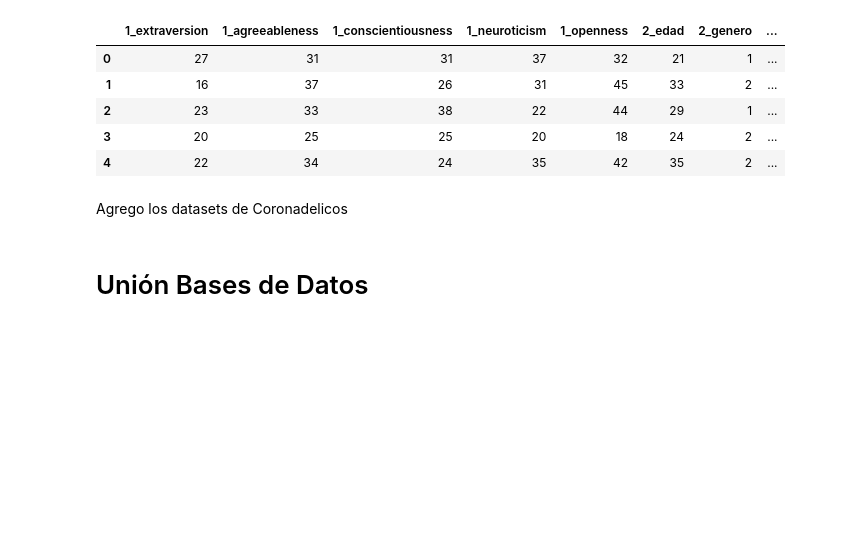
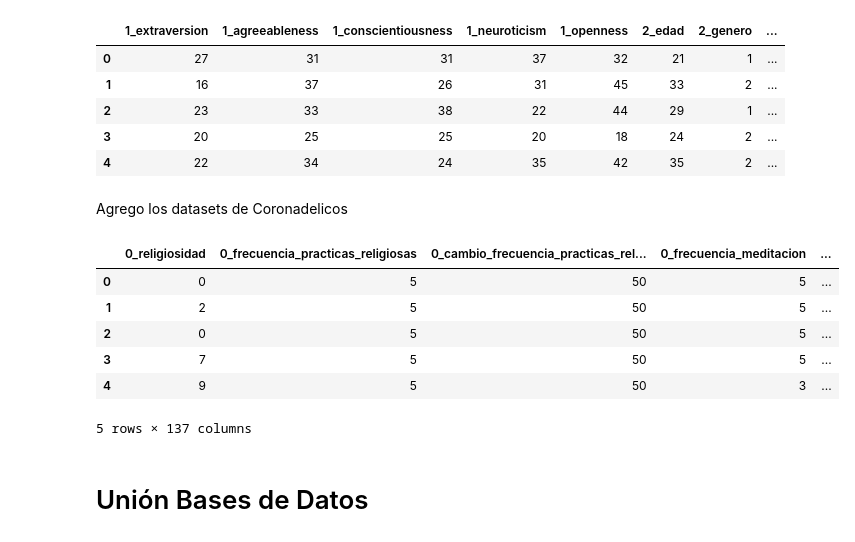
Before and after one commit to hcgalvan/UBA-labodedatos, a Jupyter notebook: Ejercitacion_1_Hugo_Cesar_Galvan.ipynb, the cells around one changed output. Cells and saved outputs as stored; diff of their text form; code cells hidden in the pictures; blank space fills up the shorter version.

```diff
--- a/Ejercitacion_1_Hugo_Cesar_Galvan.ipynb
+++ b/Ejercitacion_1_Hugo_Cesar_Galvan.ipynb
@@ -45,6 +49,17 @@ Agrego los datasets de Coronadelicos
 # Coronadelicos
 filename = '/content/drive/My Drive/LaboDatos2021/coronadelicos_safe.csv'
 df_coronadelicos = pd.read_csv(filename)
+# %%
+# Mostramos en pantalla el encabezado de df_ocean
+df_coronadelicos.head()
+# %% [output]
+|  | 0_religiosidad | 0_frecuencia_practicas_religiosas | 0_cambio_frecuencia_practicas_rel... | 0_frecuencia_meditacion | ... |
+| 0 | 0 | 5 | 50 | 5 | ... |
+| 1 | 2 | 5 | 50 | 5 | ... |
+| 2 | 0 | 5 | 50 | 5 | ... |
+| 3 | 7 | 5 | 50 | 5 | ... |
+| 4 | 9 | 5 | 50 | 3 | ... |
+5 rows × 137 columns
 # %% [markdown]
 # Unión Bases de Datos
 # %% [markdown]
```
Also changed, not shown: parts of 37 cells of this notebook.
